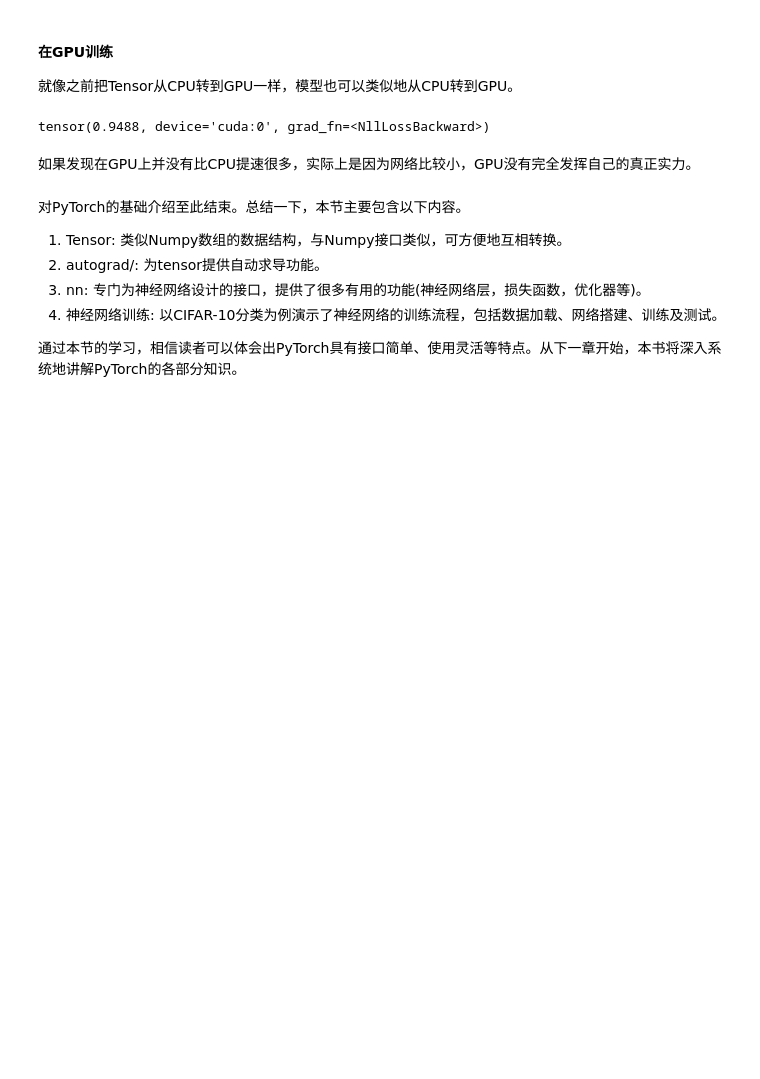
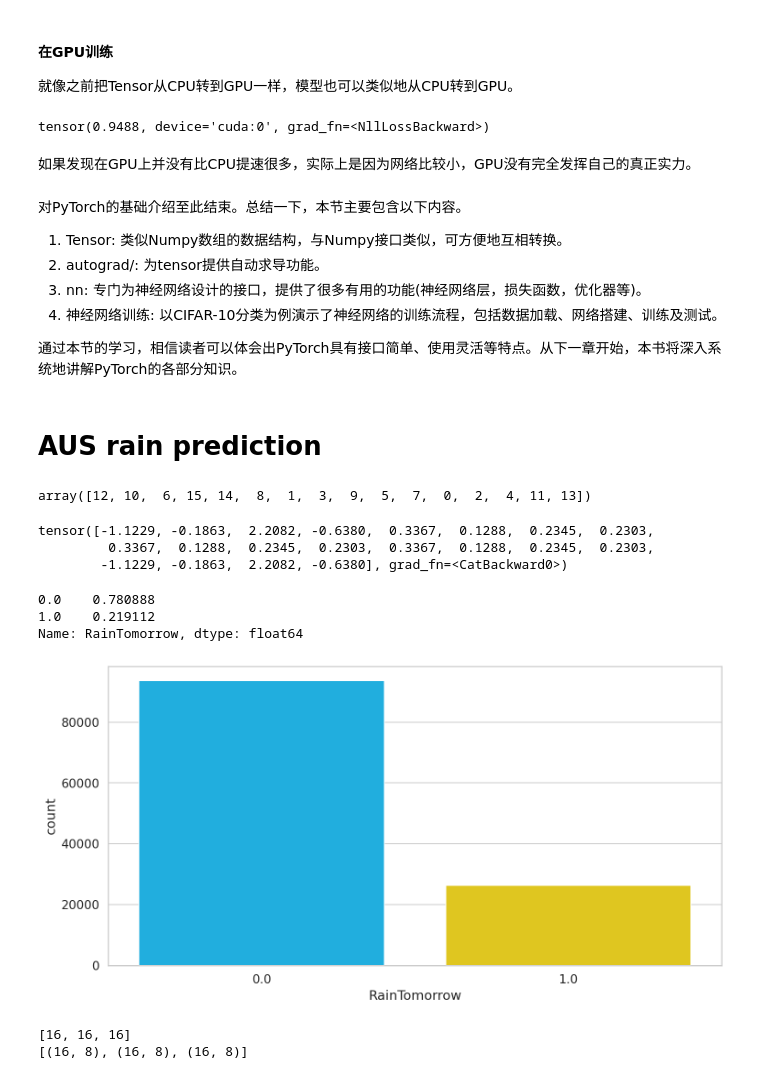
Before and after one commit to guanzhe9112/pytorch-book, a Jupyter notebook: chapter02-quickstart/chapter2: PyTorch快速入门.ipynb, the cells around one changed output. Drawn from its saved outputs; the diff is of its cells as text; code cells hidden in the pictures; blank space fills up the shorter version.

```diff
--- a/chapter02-quickstart/chapter2: PyTorch快速入门.ipynb
+++ b/chapter02-quickstart/chapter2: PyTorch快速入门.ipynb
@@ -701,3 +708,71 @@ tensor(0.9488, device='cuda:0', grad_fn=<NllLossBackward>)
 4. 神经网络训练: 以CIFAR-10分类为例演示了神经网络的训练流程，包括数据加载、网络搭建、训练及测试。
 
 通过本节的学习，相信读者可以体会出PyTorch具有接口简单、使用灵活等特点。从下一章开始，本书将深入系统地讲解PyTorch的各部分知识。
+# %% [markdown]
+# AUS rain prediction
+# %%
+import os
+import numpy as np
+import pandas as pd
+from tqdm import tqdm
+import seaborn as sns
+from pylab import rcParams
+import matplotlib.pyplot as plt
+from matplotlib import rc
+from sklearn.model_selection import train_test_split
+from sklearn.metrics import confusion_matrix, classification_report
+from torch import nn, optim
+import torch.nn.functional as F
+import torch
+
+%matplotlib inline
+%config InlineBackend.figure_format='retina'
+
+sns.set(style='whitegrid', palette='muted', font_scale=1.2)
+HAPPY_COLORS_PALETTE = ["#01BEFE", "#FFDD00", "#FF7D00", "#FF006D", "#93D30C", "#8F00FF"]
+sns.set_palette(sns.color_palette(HAPPY_COLORS_PALETTE))
+rcParams['figure.figsize'] = 12, 6
+RANDOM_SEED = 42
+np.random.seed(RANDOM_SEED)
+torch.manual_seed(RANDOM_SEED)
+df = pd.read_csv('./weatherAUS.csv')
+# %%
+features = df.columns.values.tolist()
+features.remove('Date')
+features.remove('Location')
+df = df[features]
+df.head()
+df['WindDir3pm'].unique()
+# %% [output]
+array([12, 10,  6, 15, 14,  8,  1,  3,  9,  5,  7,  0,  2,  4, 11, 13])
+# %%
+df['RainToday'].replace({'No': 0, 'Yes': 1}, inplace = True)
+df['RainTomorrow'].replace({'No': 0, 'Yes': 1}, inplace = True)
+df = df.dropna(how='any')
+df.head()
+categorical_features = ['WindGustDir', 'WindDir9am', 'WindDir3pm',]
+# %%
+# Adhoc test on embedding learning
+num_classes = 2
+embedding_size = 4
+
+embedding = nn.Embedding(num_classes, embedding_size)
+
+class_vector = torch.tensor([1, 0, 0, 0, 1])
+
+embedded_classes = embedding(class_vector)
+embedded_classes.size() # => torch.Size([5, 10])
+# print([x for x in embedded_classes])
+torch.cat([x for x in embedded_classes], 0)
+# %% [output]
+tensor([-1.1229, -0.1863,  2.2082, -0.6380,  0.3367,  0.1288,  0.2345,  0.2303,
+         0.3367,  0.1288,  0.2345,  0.2303,  0.3367,  0.1288,  0.2345,  0.2303,
+        -1.1229, -0.1863,  2.2082, -0.6380], grad_fn=<CatBackward0>)
+# %%
+sns.countplot(df.RainTomorrow);
+df.RainTomorrow.value_counts() / df.shape[0]
+# %% [output]
+0.0    0.780888
+1.0    0.219112
+Name: RainTomorrow, dtype: float64
+[figure, added]
@@ -703,0 +979,12 @@ tensor(0.9488, device='cuda:0', grad_fn=<NllLossBackward>)
+# %%
+cat_dims = [int(df_train[col].nunique()) for col in categorical_features]
+print(cat_dims)
+emb_dims = [(x, min(10, (x + 1) // 2)) for x in cat_dims]
+print(emb_dims)
+
+model = FeedForwardNN(emb_dims, no_of_cont=len(features) - 1 - len(categorical_features), lin_layer_sizes=[50, 50],
+                          output_size=1, emb_dropout=0.04,
+                          lin_layer_dropouts=[0.001,0.01])
+# %% [output]
+[16, 16, 16]
+[(16, 8), (16, 8), (16, 8)]
```
Also changed, not shown: parts of 12 cells of this notebook.
